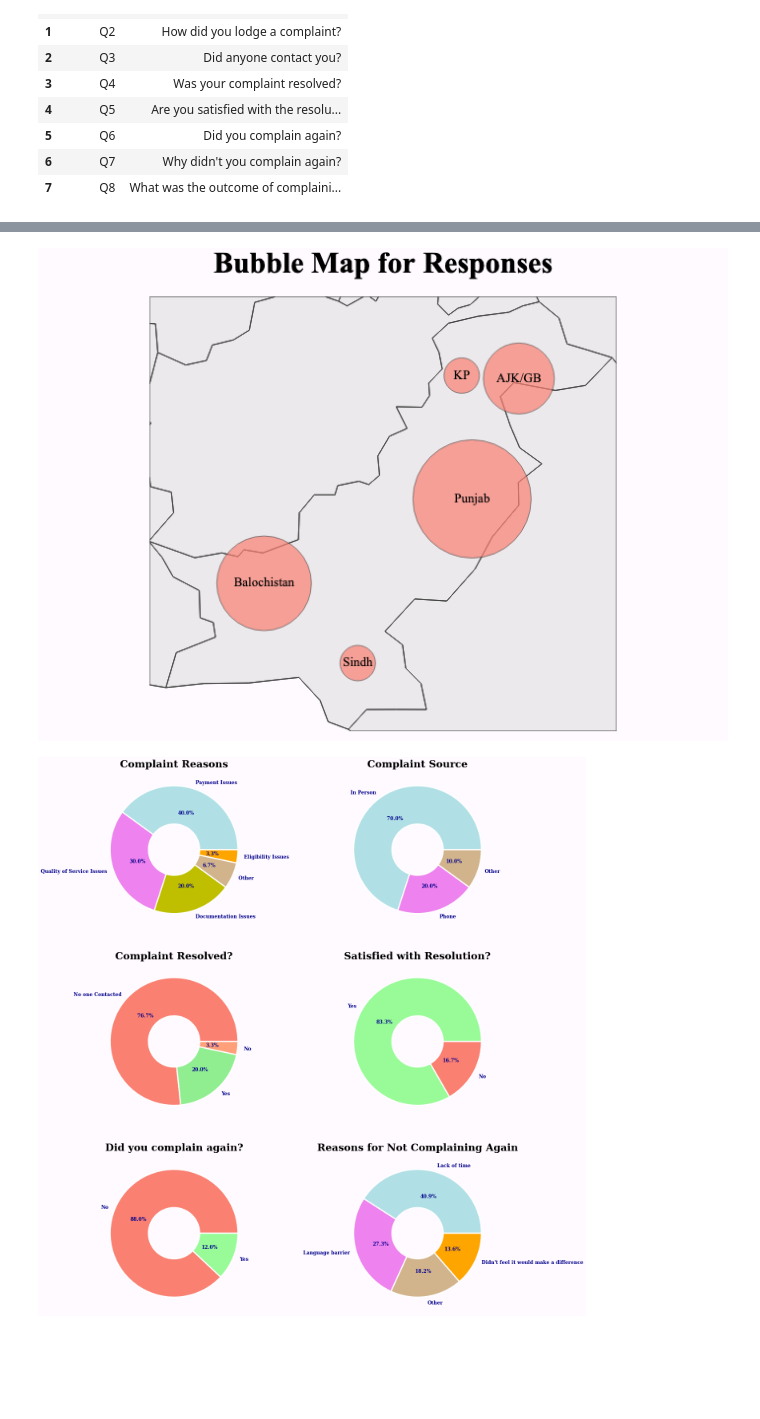
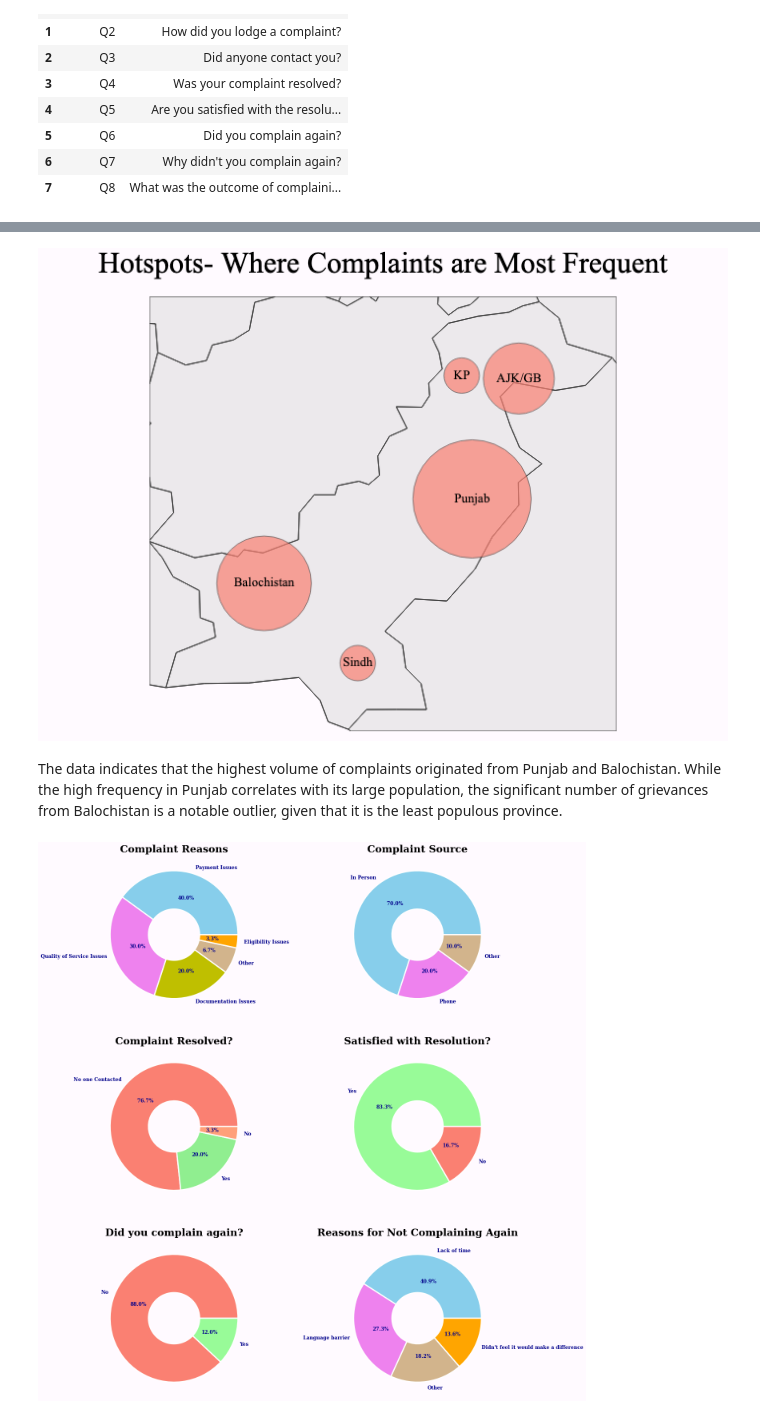
Before and after one commit to snaveerafrizvi/Grievance-Redressal, a Jupyter notebook: Grievance_redressal_sampledata.ipynb, the cells around one changed output, grey strips where cells are left out. Drawn from its saved outputs; the diff is of its cells as text; code cells hidden in the pictures; blank space fills up the shorter version.

```diff
--- a/Grievance_redressal_sampledata.ipynb
+++ b/Grievance_redressal_sampledata.ipynb
@@ -90,7 +96,7 @@ df.head()
 | 3 | KP | Documentation Issues | Phone | No | NaN | ... |
 | 4 | Balochistan | Payment Issues | In Person | Yes | Yes | ... |
 # %%
-### Plot Bubble Map to show which Province has the most complaints
+### Plot a Bubble Map to identify provinces with the highest frequency of complaints
 
 # Create a dataframe for lat_long data
 lat_long= pd.DataFrame({
@@ -127,7 +133,7 @@ fig.add_trace(go.Scattergeo(
                 )
 
 fig.update_layout(
-        title_text='<b>Bubble Map for Responses',
+        title_text='Hotspots- Where Complaints are Most Frequent',
         titlefont=dict(size =30, color='black', family='serif'),
         title_x=0.5,
         geo=dict(scope='asia',lataxis_range=[23.9,37.5], lonaxis_range=[60.9, 78],
@@ -140,5 +146,9 @@ fig.update_layout(
     )
 fig.show("png")
 # %% [output]
-[figure, old version]
+[figure, new version]
+# %% [markdown]
+The data indicates that the highest volume of complaints originated from Punjab and Balochistan. While the
+high frequency in Punjab correlates with its large population, the significant number of grievances from
+Balochistan is a notable outlier, given that it is the least populous province.
 # %%
@@ -171,18 +181,18 @@ def plot_pie(data,color_list,title,ax_num):
 # %%
 # Plot piecharts for Questions 1,2,4,5,6 and 7 using the function defined above
 fig,ax= plt.subplots(3,2,figsize=(20,25))
 
 ax = ax.flatten()
 
-plot_pie(df["Q1: What was the reason behind your complaint?"],['powderblue', 'violet','y','tan','orange'],'Complaint Reasons',0)
-plot_pie(df["Q2: How did you lodge a complaint?"],['powderblue','violet','tan'],'Complaint Source',1)
+plot_pie(df["Q1: What was the reason behind your complaint?"],['skyblue', 'violet','y','tan','orange'],'Complaint Reasons',0)
+plot_pie(df["Q2: How did you lodge a complaint?"],['skyblue','violet','tan'],'Complaint Source',1)
 plot_pie(df["Q4: Was your complaint resolved?"].fillna("No one Contacted"),['salmon', 'lightgreen','lightsalmon'],'Complaint Resolved?',2)
 plot_pie(df["Q5: Are you satisfied with the resolution?"].dropna(),['palegreen','salmon'],'Satisfied with Resolution?',3)
 plot_pie(df["Q6: Did you complain again?"].dropna(),['salmon', 'palegreen'],'Did you complain again?',4)
-plot_pie(df["Q7: Why didn't you complain again?"].dropna(),['powderblue', 'violet','tan','orange'],'Reasons for Not Complaining Again',5)
+plot_pie(df["Q7: Why didn't you complain again?"].dropna(),['skyblue', 'violet','tan','orange'],'Reasons for Not Complaining Again',5)
 
 
 fig.set_facecolor(tuple(np.array([255, 250, 255]) / 255))
 plt.show()
 # %% [output]
-[figure, old version]
+[figure, new version]
```
Also changed, not shown: parts of 6 cells of this notebook, 1 other file.
